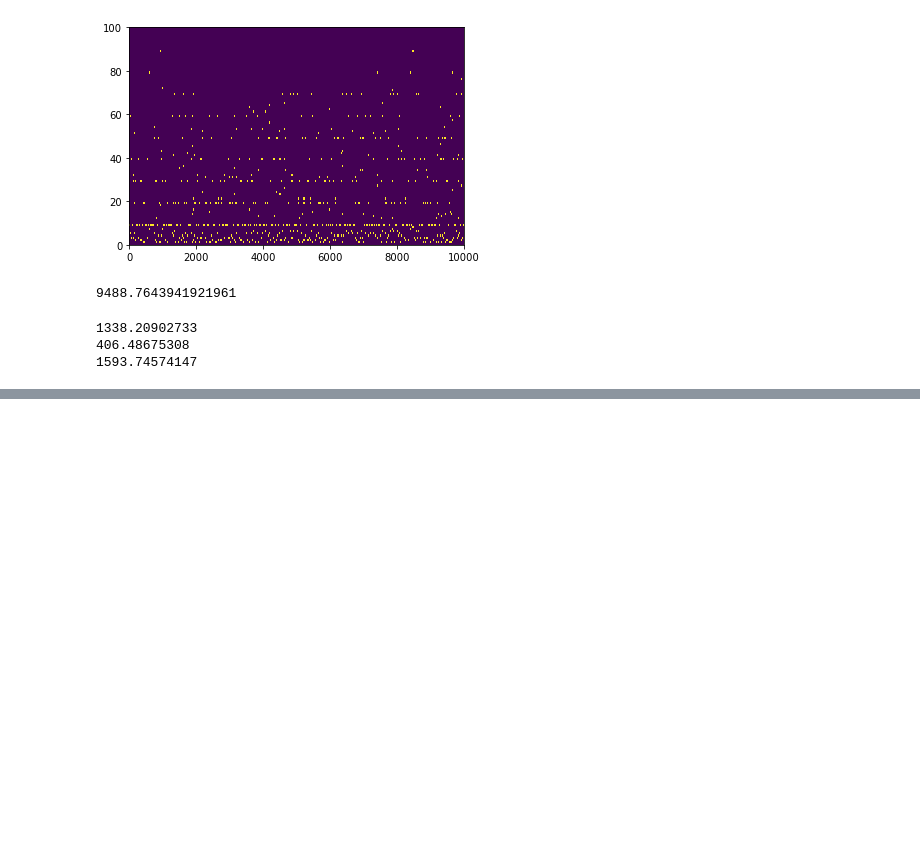
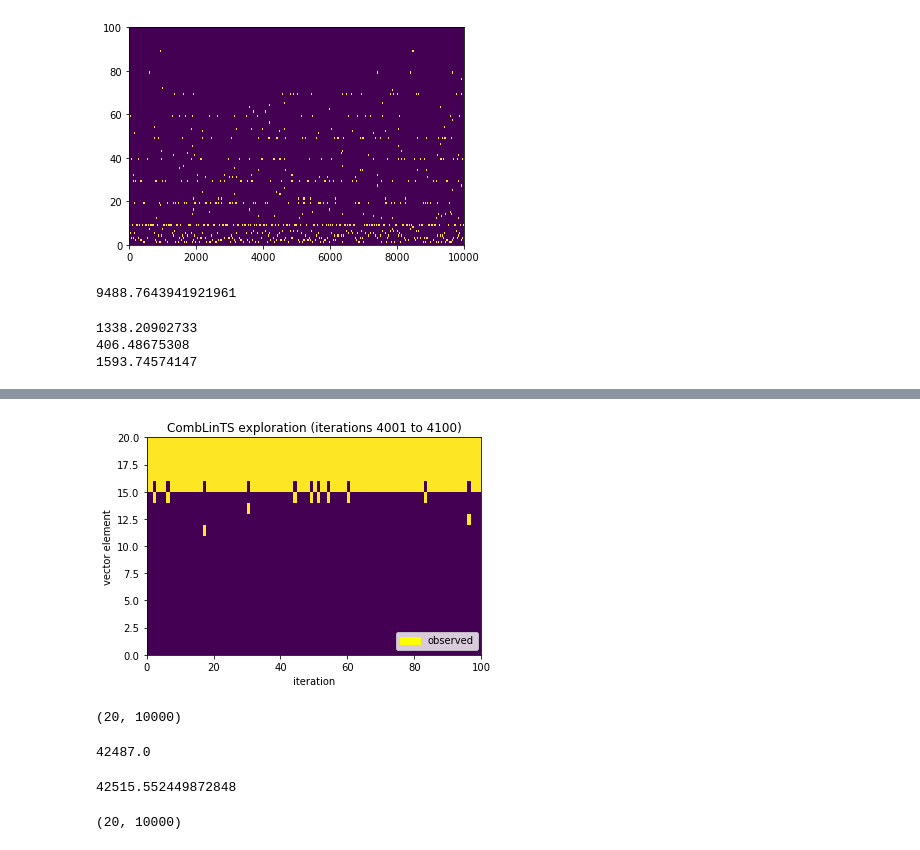
Before and after one commit to alohia/combandits, a Jupyter notebook: CombLinTS_shortest_path.ipynb, the cells around one changed output, grey strips where cells are left out. Saved outputs shown, nothing was run; the diff lists cells and outputs as text; code cells hidden in the pictures; blank space fills up the shorter version.

```diff
--- a/CombLinTS_shortest_path.ipynb
+++ b/CombLinTS_shortest_path.ipynb
@@ -439,0 +532,27 @@ print(np.sum(A[:,9000:]*w_actual[:,9000:]))
+# %%
+# plot development of selected elements
+plt.pcolor(A[:,1:100], label = "observed")
+plt.xlabel("iteration")
+plt.ylabel("vector element")
+plt.title("CombLinTS exploration (first 100 iterations)")
+yellow_patch = mpatches.Patch(color='yellow', label='observed')
+plt.legend(handles=[yellow_patch], bbox_to_anchor=(0.73, 0.13), loc=2)
+plt.savefig('basicCombLinTS_100iters.pdf')
+
+plt.pcolor(A[:,100:200], label = "observed")
+plt.xlabel("iteration")
+plt.ylabel("vector element")
+plt.title("CombLinTS exploration (iterations 101 to 200)")
+yellow_patch = mpatches.Patch(color='yellow', label='observed')
+plt.legend(handles=[yellow_patch], bbox_to_anchor=(0.73, 0.13), loc=2)
+plt.savefig('basicCombLinTS_100_200iters.pdf')
+
+plt.pcolor(A[:,4000:4100], label = "observed")
+plt.xlabel("iteration")
+plt.ylabel("vector element")
+plt.title("CombLinTS exploration (iterations 4001 to 4100)")
+yellow_patch = mpatches.Patch(color='yellow', label='observed')
+plt.legend(handles=[yellow_patch], bbox_to_anchor=(0.73, 0.13), loc=2)
+plt.savefig('basicCombUCB1_4000_4100iters.pdf')
+# %% [output]
+[figure, added]
@@ -439,0 +561,16 @@ print(np.sum(A[:,9000:]*w_actual[:,9000:]))
+# %%
+w_actual.shape
+# %% [output]
+(20, 10000)
+# %%
+best_return
+# %% [output]
+42487.0
+# %%
+np.sum(w_est[-K:])
+# %% [output]
+42515.552449872848
+# %%
+w_est.shape
+# %% [output]
+(20, 10000)
```
Also changed, not shown: parts of 15 cells of this notebook, 4 other files.
